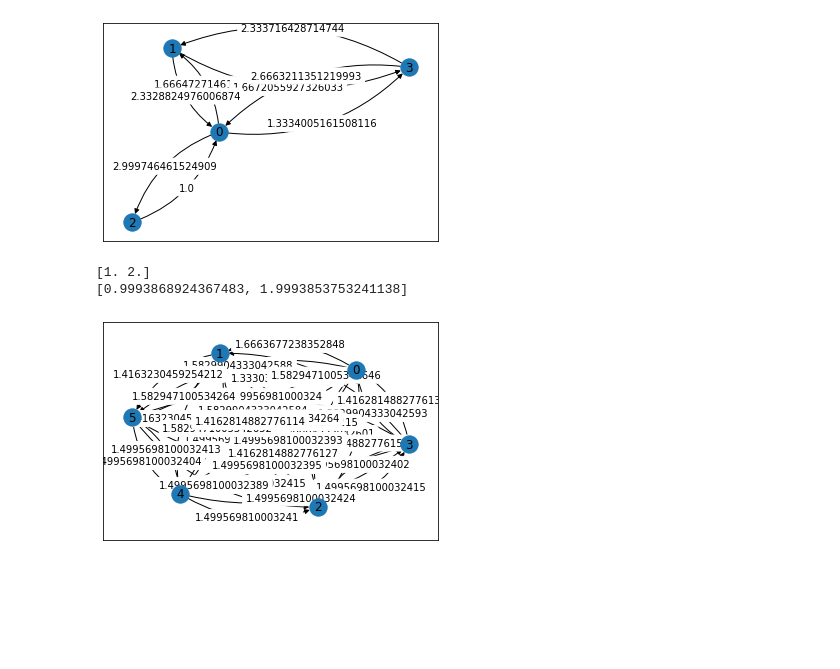
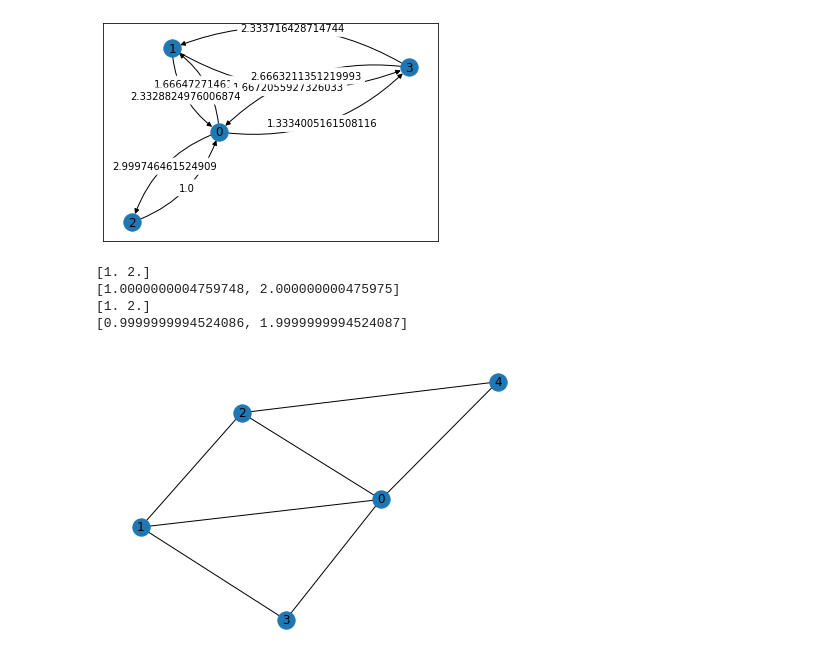
Before and after one commit to Tshou1219/qba, a Jupyter notebook: main.ipynb, the cells around one changed output. Drawn from its saved outputs; the diff is of its cells as text; code cells hidden in the pictures; blank space fills up the shorter version.

```diff
--- a/main.ipynb
+++ b/main.ipynb
@@ -113,15 +130,25 @@ G.plot()
 # %%
 import matplotlib.pyplot as plt
 import networkx as nx
 import label
 from grover import Grover
 from qw import ArcGraph
 from ba import BAModel
 
 G=Grover([])
-G.complete_graph(6)
-G.run_flowed_grover(100,[[0,2.0],[1,1.0]])
+G.complete_graph(3)
+# G.run_flowed_grover(1000,[[0,2.0],[1,1.0]])
+# #G.arc_plot()
+# G.qba_run(2,[[0,2.0],[1,1.0]])
+# G.run_flowed_grover(1000,[[0,2.0],[1,1.0]])
+# G.qba_run(2,[[0,2.0],[1,1.0]])
+for _ in range(100):
+    G.run_flowed_grover(1000,[[0,2.0],[1,1.0]])
+    G.qba_run(2,[[0,2.0],[1,1.0]])
+G.plot()
 # %% [output]
 [1. 2.]
-[0.9993868924367483, 1.9993853753241138]
+[1.0000000004759748, 2.000000000475975]
+[1. 2.]
+[0.9999999994524086, 1.9999999994524087]
-[figure, old version]
+[figure, new version]
```
Also changed, not shown: parts of 1 cell of this notebook, 2 other files.
